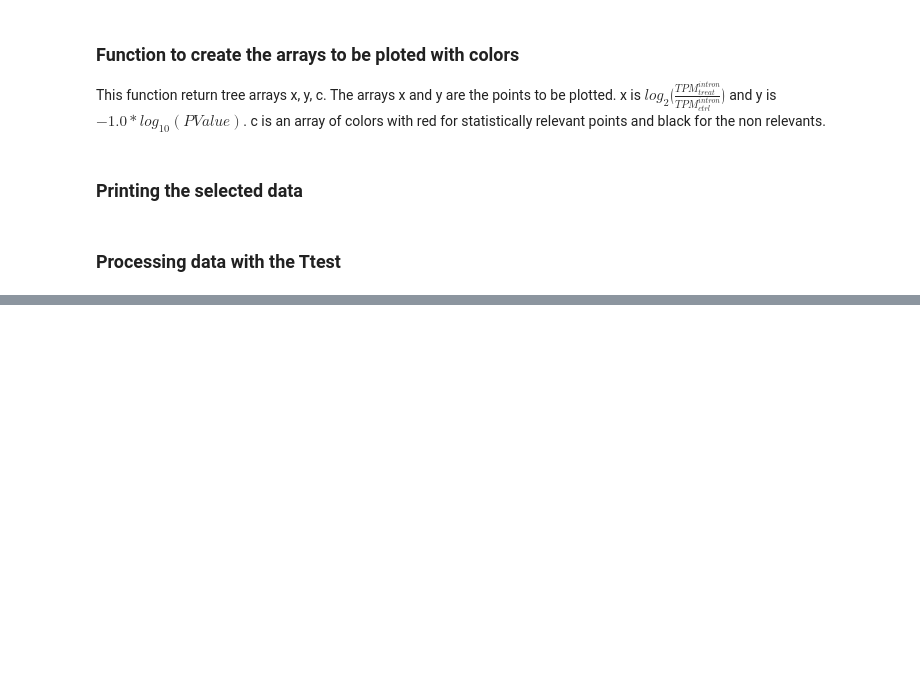
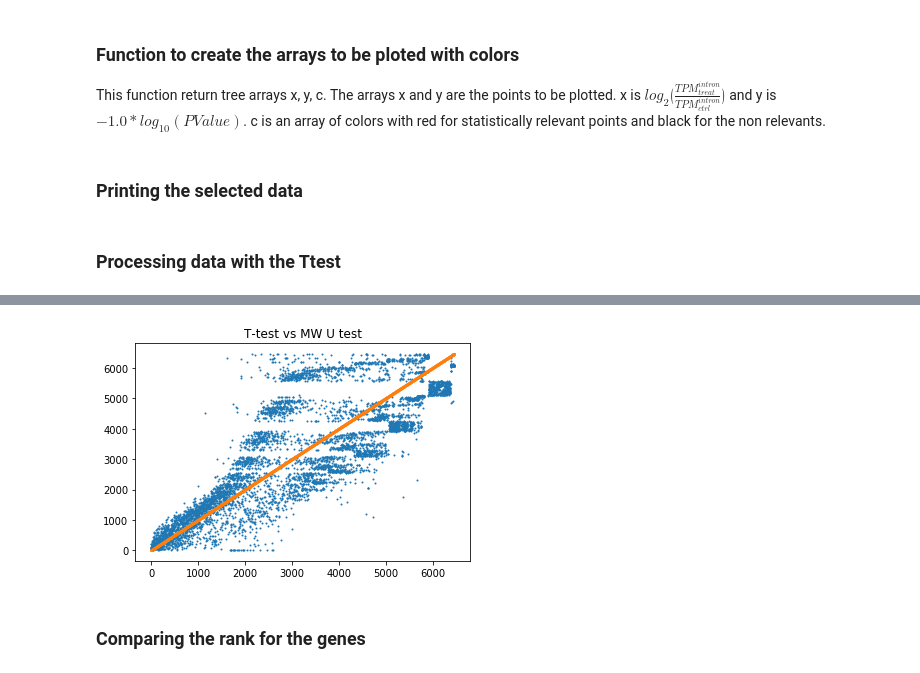
Before and after one commit to r78v10a07/diffexpIR-notebook, a Jupyter notebook: docs/CLL EGAR Data.ipynb, the cells around one changed output, grey strips where cells are left out. Drawn from its saved outputs; the diff is of its cells as text; code cells hidden in the pictures; blank space fills up the shorter version.

```diff
--- a/docs/CLL EGAR Data.ipynb
+++ b/docs/CLL EGAR Data.ipynb
@@ -421,0 +455,26 @@ plt.show()
+# %%
+os.chdir(os.environ['RESULTS'] + '/' + os.environ['DATADIR'] + '/STAR_hg19_Human_TPM')
+ttest = pandas.read_csv('diff_exp_intron_retained_ttest.txt', sep='\t', header=None)
+ttest = ttest.sort_values(by=[2], ascending=[True])
+ttest = ttest.reset_index(drop=True)
+mwtest = pandas.read_csv('diff_exp_intron_retained_mannwhitneyu.txt', sep='\t', header=None)
+mwtest = mwtest.sort_values(by=[2], ascending=[True])
+mwtest = mwtest.reset_index(drop=True)
+# %%
+x = []
+y = []
+r = -1.0
+for index, row in ttest.iterrows():
+    if row[7] > r or row[8] > r:
+        ind = mwtest.index[mwtest[1] == row[1]]
+        x.append(index)
+        y.append(ind[0])
+# %%
+plt.title(r'T-test vs MW U test')
+plt.scatter(x, y, s=1)
+plt.scatter(x, x, s=1)
+plt.show()
+# %% [output]
+[figure, added]
+# %% [markdown]
+### Comparing the rank for the genes
```
Also changed, not shown: parts of 15 cells of this notebook, 2 other files.
